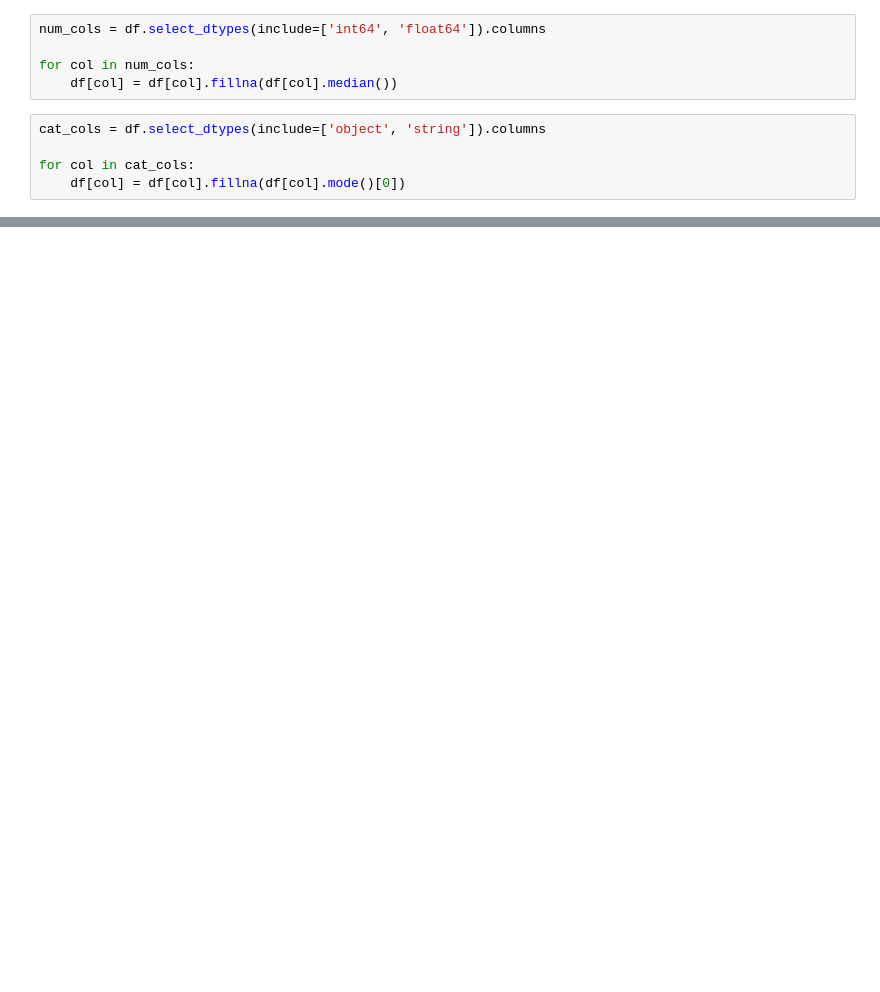
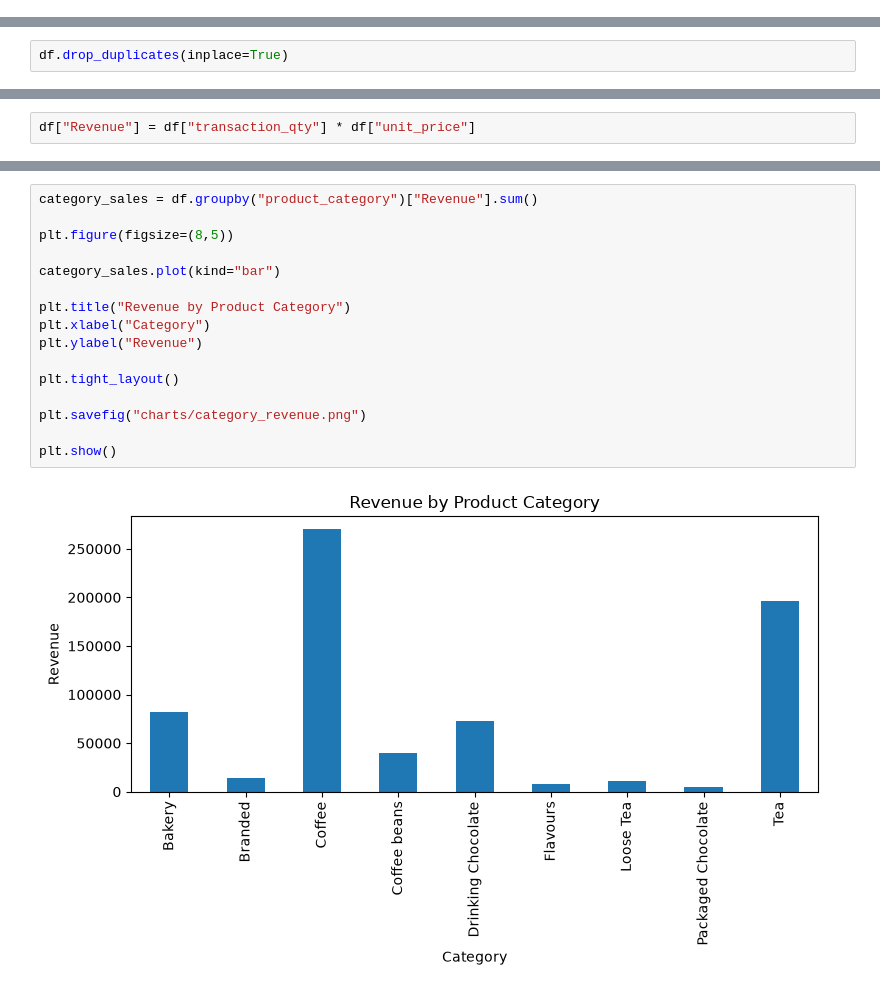
Before and after one commit to AK46183/Data-analysis, a Jupyter notebook: Untitled.ipynb, the cells around one changed output, grey strips where cells are left out. Cells and saved outputs as stored; diff of their text form; blank space fills up the shorter version.

```diff
--- a/Untitled.ipynb
+++ b/Untitled.ipynb
@@ -90,10 +73,0 @@ dtype: float64
-# %%
-num_cols = df.select_dtypes(include=['int64', 'float64']).columns
-
-for col in num_cols:
-    df[col] = df[col].fillna(df[col].median())
-# %%
-cat_cols = df.select_dtypes(include=['object', 'string']).columns
-
-for col in cat_cols:
-    df[col] = df[col].fillna(df[col].mode()[0])
@@ -193 +74,3 @@ Please also refer to the documentation for alternative solver options:
+# %%
+df.drop_duplicates(inplace=True)
 # %%
@@ -391,0 +87,2 @@ weighted avg       1.00      1.00      1.00     29734
+# %%
+df["Revenue"] = df["transaction_qty"] * df["unit_price"]
@@ -391,0 +155,18 @@ weighted avg       1.00      1.00      1.00     29734
+# %%
+category_sales = df.groupby("product_category")["Revenue"].sum()
+
+plt.figure(figsize=(8,5))
+
+category_sales.plot(kind="bar")
+
+plt.title("Revenue by Product Category")
+plt.xlabel("Category")
+plt.ylabel("Revenue")
+
+plt.tight_layout()
+
+plt.savefig("charts/category_revenue.png")
+
+plt.show()
+# %% [output]
+[figure, added]
```
Also changed, not shown: parts of 34 cells of this notebook.
